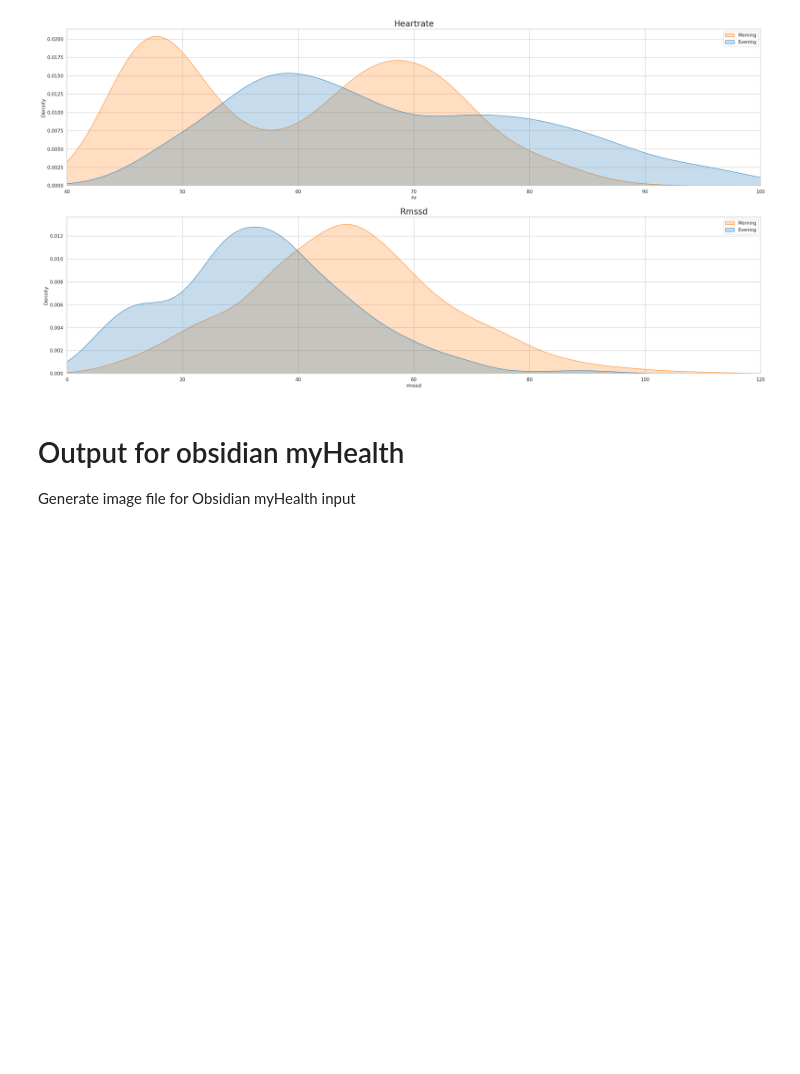
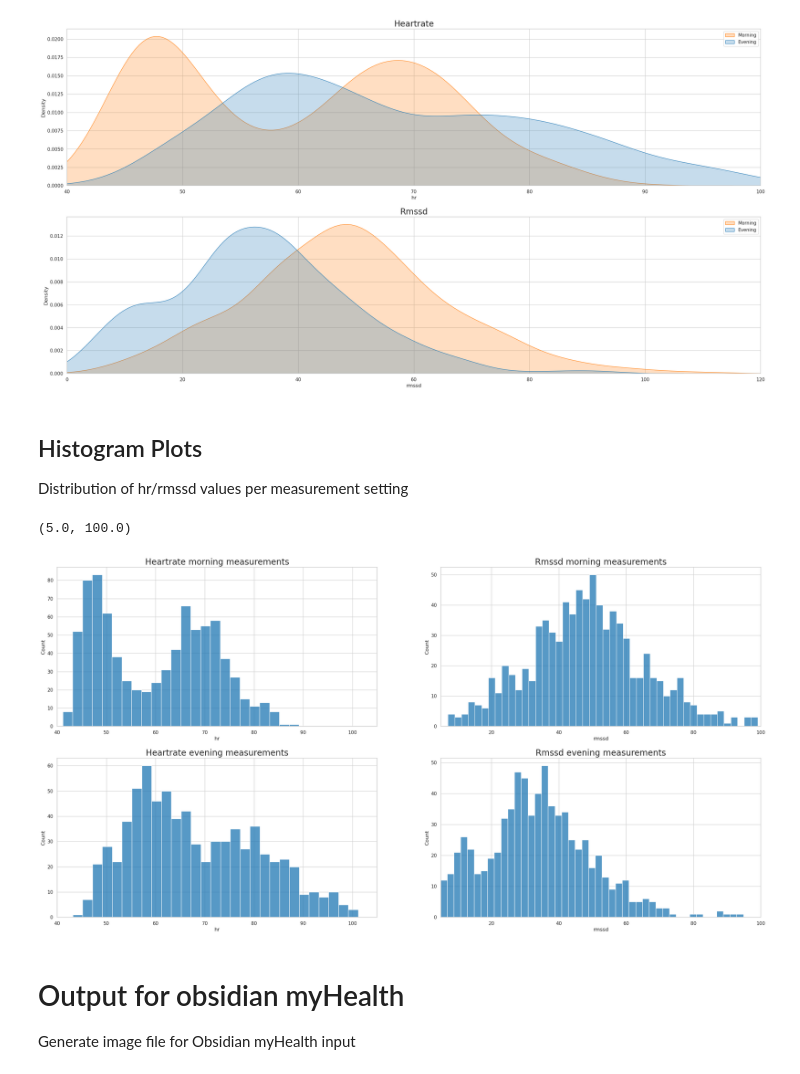
Before and after one commit to ChristianKoplenig/hrv_public, a Jupyter notebook: daily_hrv.ipynb, the cells around one changed output. Cells and saved outputs as stored; diff of their text form; code cells hidden in the pictures; blank space fills up the shorter version.

```diff
--- a/daily_hrv.ipynb
+++ b/daily_hrv.ipynb
@@ -227,6 +245,48 @@ axes[1].legend(labels = ['Morning', 'Evening'])
 # %% [output]
 <matplotlib.legend.Legend at 0x...>
 [figure]
+# %% [markdown]
+## Histogram Plots
+Distribution of hr/rmssd values per measurement setting
+# %%
+fig, axes = plt.subplots(nrows=2, ncols=2, figsize=(30,15))
+
+# morning measurements
+sns.histplot(data=select_measurement_idx0,
+             x='hr',
+             binwidth=2,
+             ax=axes[0, 0]
+             )
+axes[0, 0].set_title('Heartrate morning measurements', fontsize=20)
+axes[0, 0].set_xlim(40, 105)
+
+sns.histplot(data=select_measurement_idx0,
+             x='rmssd',
+             binwidth=2,
+             ax=axes[0, 1]
+             )
+axes[0, 1].set_title('Rmssd morning measurements', fontsize=20)
+axes[0, 1].set_xlim(5, 100)
+
+# evening measurements
+sns.histplot(data=select_measurement_idx1,
+             x='hr',
+             binwidth=2,
+             ax=axes[1, 0]
+             )
+axes[1, 0].set_title('Heartrate evening measurements', fontsize=20)
+axes[1, 0].set_xlim(40, 105)
+
+sns.histplot(data=select_measurement_idx1,
+             x='rmssd',
+             binwidth=2,
+             ax=axes[1, 1]
+             )
+axes[1, 1].set_title('Rmssd evening measurements', fontsize=20)
+axes[1, 1].set_xlim(5, 100)
+# %% [output]
+(5.0, 100.0)
+[figure, added]
 # %% [markdown]
 # Output for obsidian myHealth
 Generate image file for Obsidian myHealth input
```
Also changed, not shown: parts of 5 cells of this notebook.
